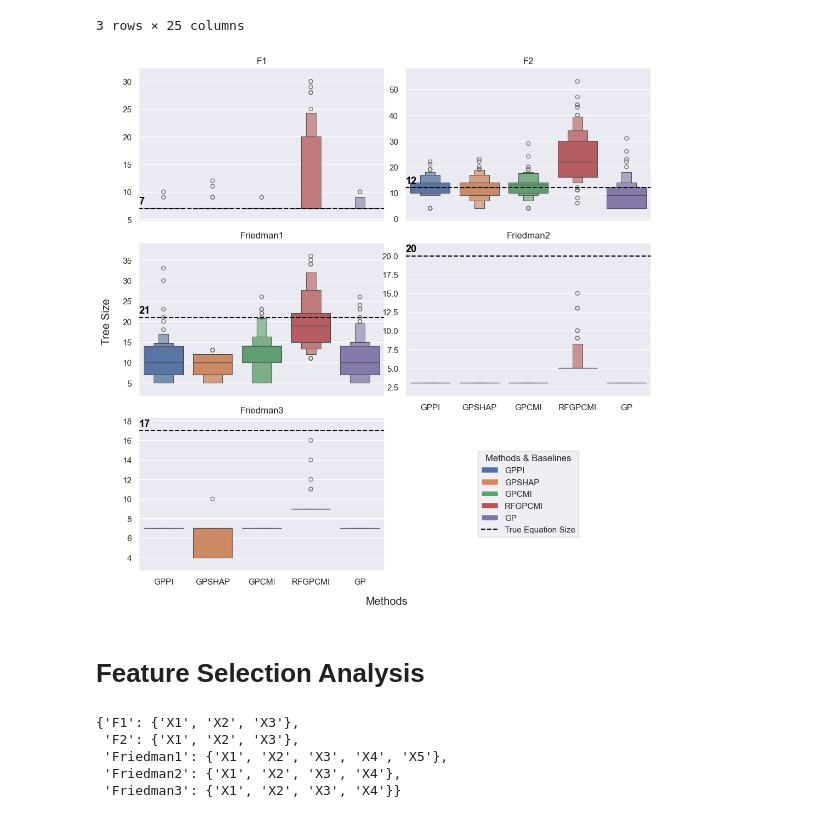
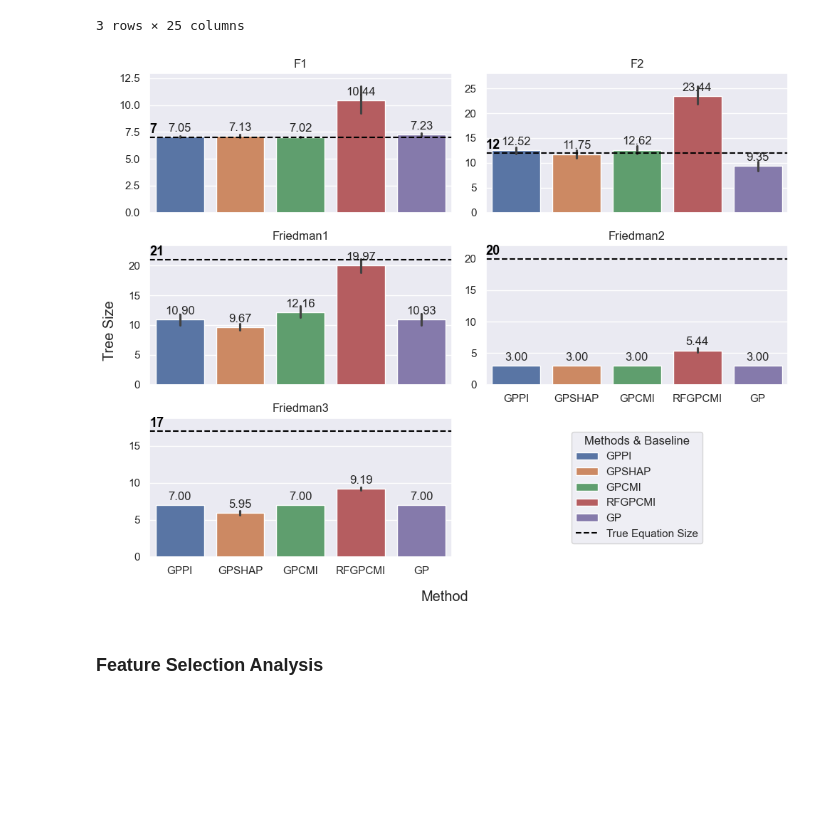
Before and after one commit to KevinHaka/Symbolic-Regression-Genetic-Programming, a Jupyter notebook: examples/results_synthetic.ipynb, the cells around one changed output. Cells and saved outputs as stored; diff of their text form; code cells hidden in the pictures; blank space fills up the shorter version.

```diff
--- a/examples/results_synthetic.ipynb
+++ b/examples/results_synthetic.ipynb
@@ -192 +137,14 @@ true_equations_str = {
+# %%
+# Load execution times for each run, method, and dataset
+execution_times = {}
+for dataset_name in order['dataset']:
+    execution_times[dataset_name] = {}
+
+    for method_name in order['method']:
+        folder = f"data/synthetic_params/{dataset_name}/{method_name}/"
+        loaded = load_pickle_files(folder)
+
+        execution_times[dataset_name][method_name] = np.array(
+            [run_data['metadata']['execution_duration_seconds'] for run_data in loaded]
+        )
 # %% [markdown]
@@ -293,7 +263,7 @@ fig, axes = plot_results(
 )
 
 # Set X and Y label for the entire figure
-fig.supxlabel("Methods", x=0.5, y=0.02)
+fig.supxlabel("Method", x=0.5, y=0.02)
 fig.supylabel("Median Relative Improvement (%)", x=0.02, y=0.5)
 
 axes[3].tick_params(axis='x', labelbottom=True) # Restore x-tick labels
@@ -313,7 +283,7 @@ for ax in axes[:5]:
     for container in ax.containers:
         v = container.datavalues[0]
         adjusted_padding = base_padding if (v != 0) or (top > 0) else -(11 + base_padding)
-        ax.bar_label(container, fmt='%.1f', padding=adjusted_padding)
+        ax.bar_label(container, fmt='%.2f', padding=adjusted_padding)
 
 # Take the legend handles and labels from the fifth subplot
 handles = axes[4].containers
@@ -324,7 +294,7 @@ axes[5].legend(
     handles=handles,
     labels=labels,
     loc='center',
-    title="Methods"
+    title="Method"
 )
 
 plt.show()
@@ -377,31 +345,27 @@ tree_sizes_df.tail(3)
 | 99 | 7 | 7 | 7 | 13 | 7 | 14 | 12 | 14 | 16 | 4 | ... | ... |
 3 rows × 25 columns
 # %%
-from matplotlib.patches import Patch
-
 # Plotting tree sizes for each dataset and method at the last epoch
 fig, axes = plot_results(
     tree_sizes_df,
     nrows=3,
     ncols=2,
-    subplot_kwargs={"sharex": True},
+    subplot_kwargs={"sharex": True, "figsize": (10, 8), "layout": "tight"},
     group_level="dataset",
     value_level=None,
     value_key=None,
-    plotting_function=lambda data, ax: sns.boxenplot(data=data, ax=ax),
+    plotting_function=lambda data, ax: sns.barplot(data=data, ax=ax),
 )
 
-fig.figure.set_size_inches(10, 10)
-fig.tight_layout(w_pad=0.5)
+# Set X and Y label for the entire figure
+fig.supxlabel("Method", x=0.5, y=0.02)
+fig.supylabel("Tree Size", x=0.02, y=0.5)
 
-fig.supxlabel("Methods", x=0.5, y=-0.02)
-fig.supylabel("Tree Size", x=-0.02, y=0.5)
+axes[3].tick_params(axis='x', labelbottom=True) # Restore x-tick labels
 
-axes[3].tick_params(axis='x', labelbottom=True)
-axes[5].axis('off')
-
-# # Add value labels on top of each bar, adjust y-axis limits, and add true value lines
+# Add value labels on top of each bar, adjust y-axis limits, and add true value lines
 for ax in axes[:5]:
+    base_padding = 3
     margin_ratio = 0.05
     text_offset_ratio = 0.03
     fontsize = 13
@@ -417,57 +381,52 @@ for ax in axes[:5]:
         label='True Equation Size'
     )
 
     bottom, top = ax.get_ylim()
     y_padding = margin_ratio * (top - bottom)
 
     new_top = top + (y_padding if top else 0)
     new_bottom = bottom - (y_padding if bottom else 0)
     ax.set_ylim(new_bottom, new_top)
 
     ax.text(
         ax.get_xlim()[0],
         true_value + text_offset_ratio * (top - bottom),
         f'{true_value}',
         color='black',
         fontweight='bold',
         fontsize=fontsize,
     )
 
+    for container in ax.containers:
+        v = container.datavalues[0]
+        adjusted_padding = base_padding if (v != 0) or (top > 0) else -(11 + base_padding)
+        ax.bar_label(container, fmt='%.2f', padding=adjusted_padding)
+
+
+
+# Take the legend handles and labels from the fifth subplot
 handle, label = axes[4].get_legend_handles_labels()
-colors = sns.color_palette(n_colors=len(order['method']))
-handles = [Patch(facecolor=c) for c in colors] + handle
-labels = order['method'].copy() + label
+handles = axes[4].containers + handle
+labels = [text.get_text() for text in axes[4].get_xticklabels()] + label
 
 # Add the common legend to the empty subplot, centered
 axes[5].legend(
     handles=handles,
     labels=labels,
     loc='center',
-    title="Methods & Baselines"
+    title="Methods & Baseline"
 )
 
 plt.show()
 # %% [output]
-[figure, old version]
+[figure, new version]
 # %% [markdown]
-# Feature Selection Analysis
+### Feature Selection Analysis
 # %%
+# Extract the true features used in each dataset's true equation
 true_features_per_dataset = {
     dataset_name: {
         str(symbol) for symbol in equation.free_symbols
     } for dataset_name, equation in true_equations_expr.items()
 }
-
-total_irrelevant_features = {
-    dataset_name: len(features[dataset_name]["GP"][0]) - len(true_features_per_dataset[dataset_name])
-    for dataset_name in order['dataset']
-}
-
-true_features_per_dataset
-# %% [output]
-{'F1': {'X1', 'X2', 'X3'},
- 'F2': {'X1', 'X2', 'X3'},
- 'Friedman1': {'X1', 'X2', 'X3', 'X4', 'X5'},
- 'Friedman2': {'X1', 'X2', 'X3', 'X4'},
- 'Friedman3': {'X1', 'X2', 'X3', 'X4'}}
 # %%
```
Also changed, not shown: parts of 26 cells of this notebook, 1 other file.
